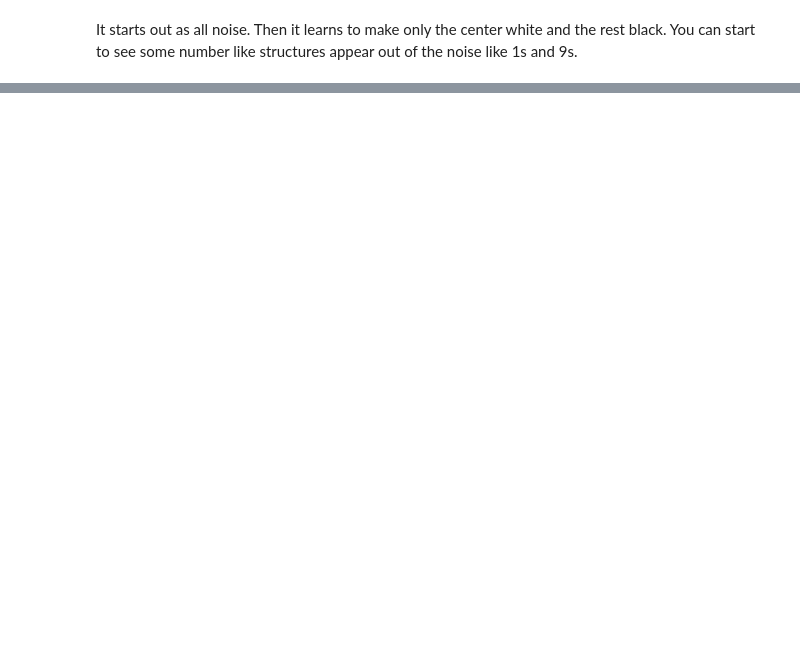
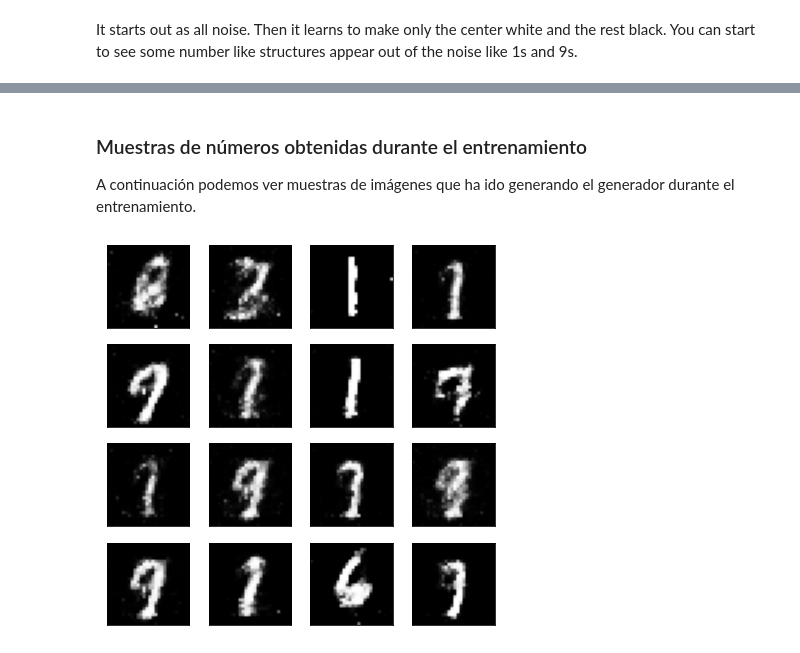
Before and after one commit to bomiquel/Project3_MNIST_GAN, a Jupyter notebook: MNIST_GAN_Exercise.ipynb, the cells around one changed output, grey strips where cells are left out. Saved outputs shown, nothing was run; the diff lists cells and outputs as text; code cells hidden in the pictures; blank space fills up the shorter version.

```diff
--- a/MNIST_GAN_Exercise.ipynb
+++ b/MNIST_GAN_Exercise.ipynb
@@ -526,0 +657,22 @@ view_samples(0, [rand_images])
+# %% [markdown]
+### Muestras de números obtenidas durante el entrenamiento
+
+A continuación podemos ver muestras de imágenes que ha ido generando el generador durante el entrenamiento.
+# %%
+# helper function for viewing a list of passed in sample images
+def view_samples(epoch, samples):
+    fig, axes = plt.subplots(figsize=(7,7), nrows=4, ncols=4, sharey=True, sharex=True)
+    for ax, img in zip(axes.flatten(), samples[epoch]):
+        img = img.detach()
+        ax.xaxis.set_visible(False)
+        ax.yaxis.set_visible(False)
+        im = ax.imshow(img.reshape((28,28)), cmap='Greys_r')
+
+# Load samples from generator, taken while training
+with open('train_samples.pkl', 'rb') as f:
+    samples = pkl.load(f)
+
+# -1 indicates final epoch's samples (the last in the list)
+view_samples(-1, samples)
+# %% [output]
+[figure, added]
```
Also changed, not shown: parts of 98 cells of this notebook, 1 other file.
